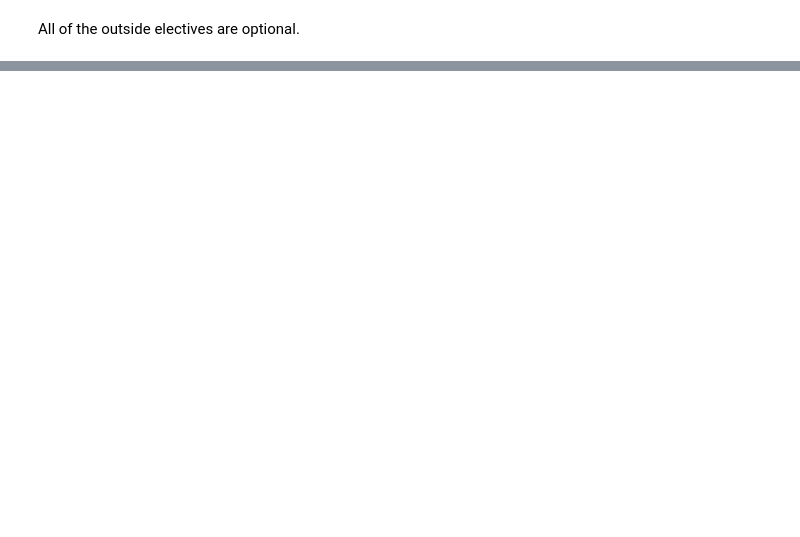
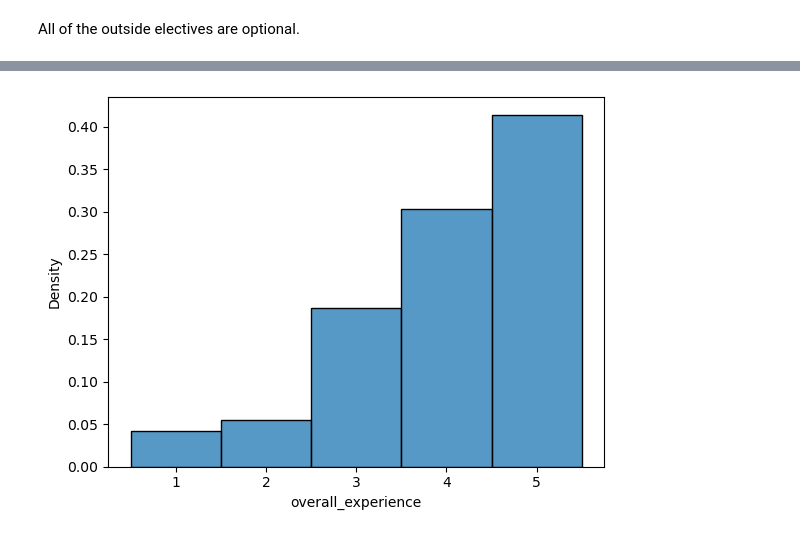
Before and after one commit to JamesPImes/csca5622_final, a Jupyter notebook: ml1_final_project.ipynb, the cells around one changed output, grey strips where cells are left out. Saved outputs shown, nothing was run; the diff lists cells and outputs as text; code cells hidden in the pictures; blank space fills up the shorter version.

```diff
--- a/ml1_final_project.ipynb
+++ b/ml1_final_project.ipynb
@@ -244,0 +383,5 @@ all_reviews.corr()
+# %%
+sns.histplot(data=all_reviews['overall_experience'], bins=5, discrete=True, stat='density')
+plt.show()
+# %% [output]
+[figure, added]
```
Also changed, not shown: parts of 59 cells of this notebook.
